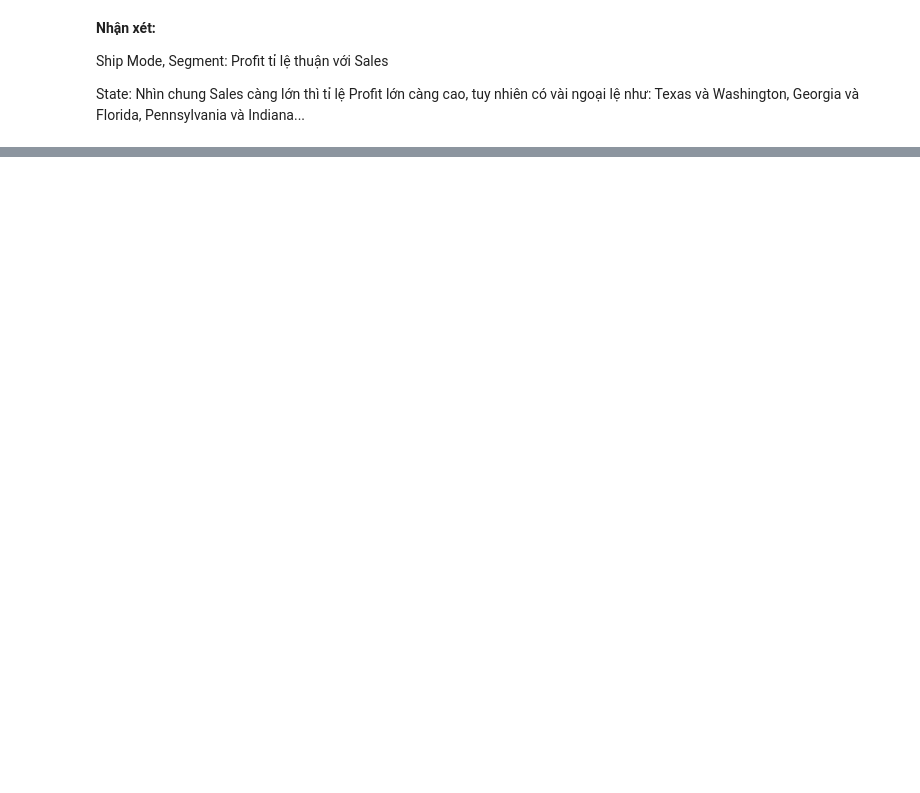
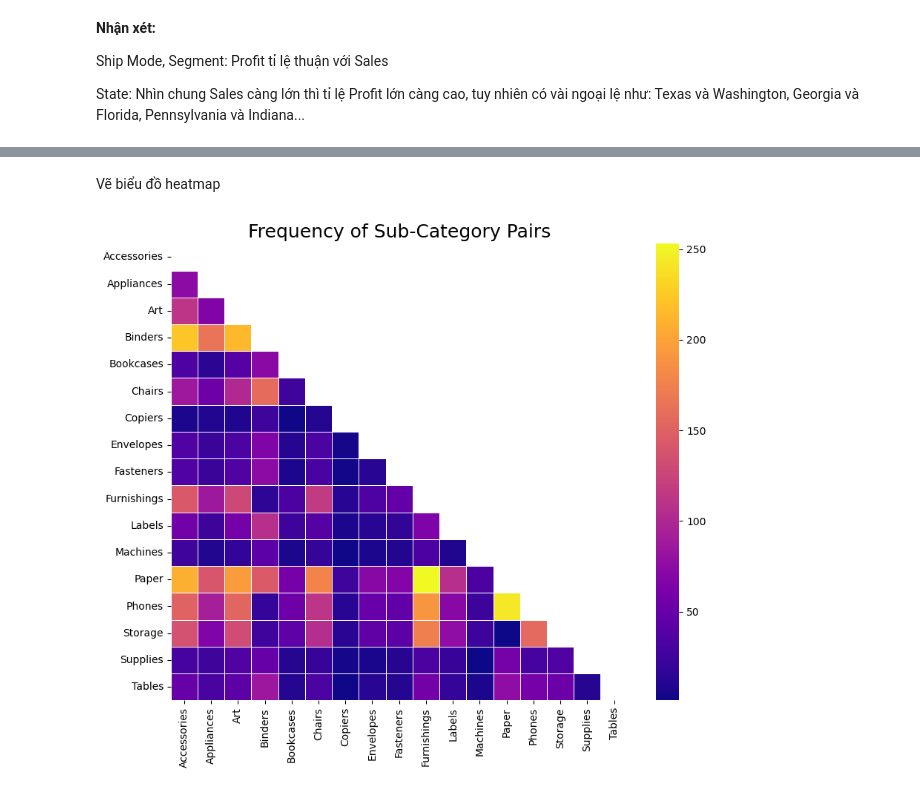
Before and after one commit to khangnl24112002/DataVisualization_Group02_Lab01, a Jupyter notebook: main.ipynb, the cells around one changed output, grey strips where cells are left out. Saved outputs shown, nothing was run; the diff lists cells and outputs as text; code cells hidden in the pictures; blank space fills up the shorter version.

```diff
--- a/main.ipynb
+++ b/main.ipynb
@@ -1222,0 +1242,3 @@ State: Nhìn chung Sales càng lớn thì tỉ lệ Profit lớn càng cao, tuy
+# %%
+# group the data by Order ID and get a list of sub-categories in each order
+order_data = df.groupby('Order ID')['Sub-Category'].apply(list).to_frame()
@@ -1222,0 +1247,3 @@ State: Nhìn chung Sales càng lớn thì tỉ lệ Profit lớn càng cao, tuy
+# %%
+order_data = order_data[order_data['Sub-Category'].apply(lambda x: len(x)) > 1]
+order_data
@@ -1222,0 +1267,13 @@ State: Nhìn chung Sales càng lớn thì tỉ lệ Profit lớn càng cao, tuy
+# %%
+# Use get_dummies to one-hot encode the categories
+dummies = pd.get_dummies(order_data['Sub-Category'].apply(pd.Series).stack()).groupby(level=0).sum()
+
+# Aggregate the counts by category combination
+category_counts = dummies.T.dot(dummies)
+
+# Set the diagonal to zero to remove self-counts
+for i in range(category_counts.shape[0]):
+    category_counts.iloc[i,i] = 0
+
+# Print the resulting dataframe
+category_counts
@@ -1222,0 +1299,26 @@ State: Nhìn chung Sales càng lớn thì tỉ lệ Profit lớn càng cao, tuy
+# %% [markdown]
+Vẽ biểu đồ heatmap
+# %%
+# create a mask to hide the lower triangle
+mask = np.zeros_like(category_counts)
+mask[np.triu_indices_from(mask)] = True
+
+# create a larger figure
+fig, ax = plt.subplots(figsize=(10, 8))
+
+# add a title
+ax.set_title('Frequency of Sub-Category Pairs', fontsize=18)
+
+sns.heatmap(
+    data = category_counts,
+    cmap='plasma',
+    mask=mask,
+    square=True,
+    linewidths=.5,
+    linecolor='white',
+    )
+
+# show the plot
+plt.show()
+# %% [output]
+[figure, added]
```
Also changed, not shown: parts of 25 cells of this notebook.
